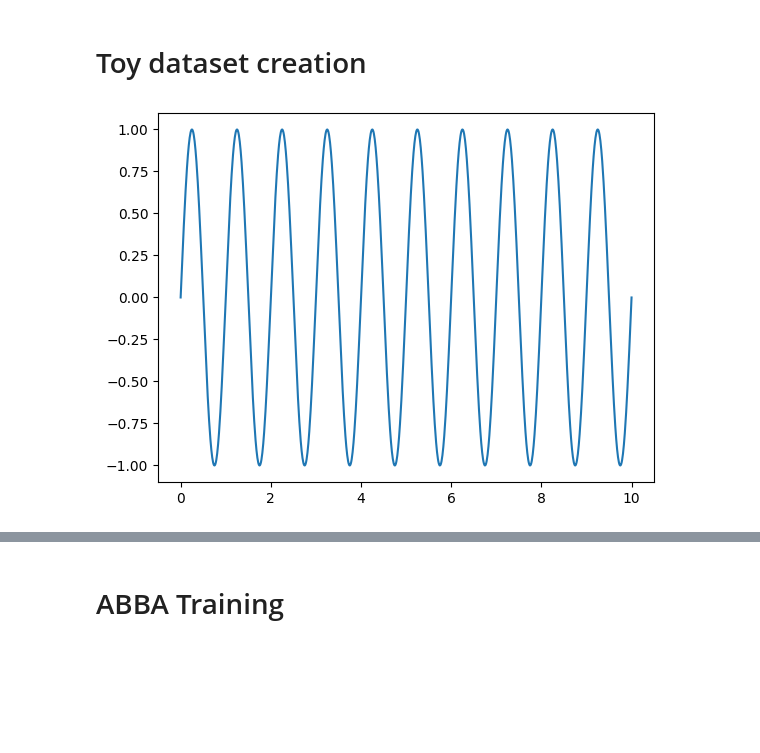
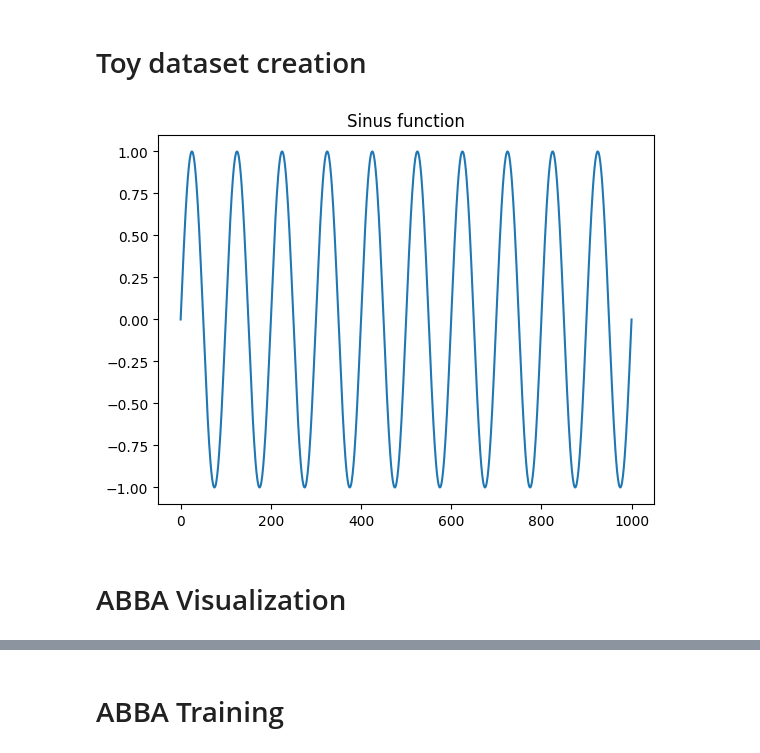
Before and after one commit to clementw168/abba-lstm, a Jupyter notebook: toy_dataset.ipynb, the cells around one changed output, grey strips where cells are left out. Saved outputs shown, nothing was run; the diff lists cells and outputs as text; code cells hidden in the pictures; blank space fills up the shorter version.

```diff
--- a/toy_dataset.ipynb
+++ b/toy_dataset.ipynb
@@ -6,12 +6,18 @@
 # %%
 import numpy as np
 import matplotlib.pyplot as plt
 
-x = np.linspace(0.0, 10.0, 1000)
+N = 1000
+freq = 10 / N
 
-sinus = np.sin(2 * np.pi * x)
+x = np.linspace(0.0, N, N)
 
+sinus = np.sin(2 * np.pi * x * freq)
+
+plt.title(("Sinus function"))
 plt.plot(x, sinus)
 plt.show()
 # %% [output]
-[figure, old version]
+[figure, new version]
+# %% [markdown]
+# ABBA Visualization
```
Also changed, not shown: parts of 13 cells of this notebook, 4 other files.
